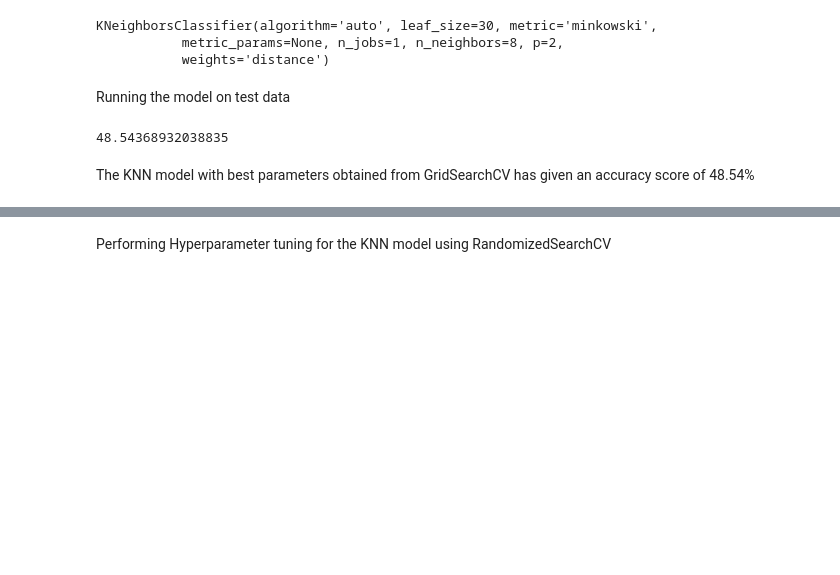
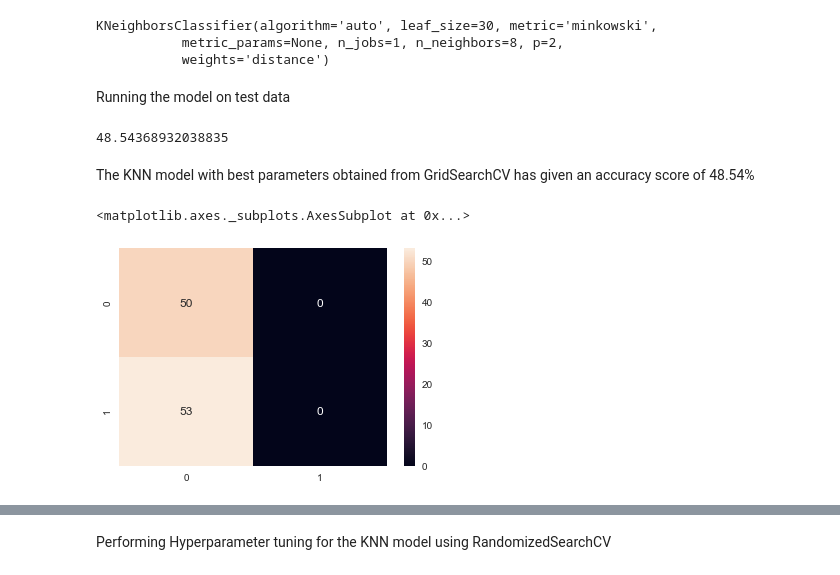
Before and after one commit to nipun1992/Heart-Disease-Prediction, a Jupyter notebook: Group 47_Heart Disease Dataset.ipynb, the cells around one changed output, grey strips where cells are left out. Saved outputs shown, nothing was run; the diff lists cells and outputs as text; code cells hidden in the pictures; blank space fills up the shorter version.

```diff
--- a/Group 47_Heart Disease Dataset.ipynb
+++ b/Group 47_Heart Disease Dataset.ipynb
@@ -1242,3 +1289,8 @@ accuracy_score(y_test1, y_pred_knn)*100
 48.54368932038835
 # %% [markdown]
 The KNN model with best parameters obtained from GridSearchCV has given an accuracy score of 48.54%
+# %%
+sns.heatmap(confusion_matrix(y_test1, y_pred_knn), annot = True)
+# %% [output]
+<matplotlib.axes._subplots.AxesSubplot at 0x...>
+[figure, added]
```
Also changed, not shown: parts of 33 cells of this notebook, 4 other files.
